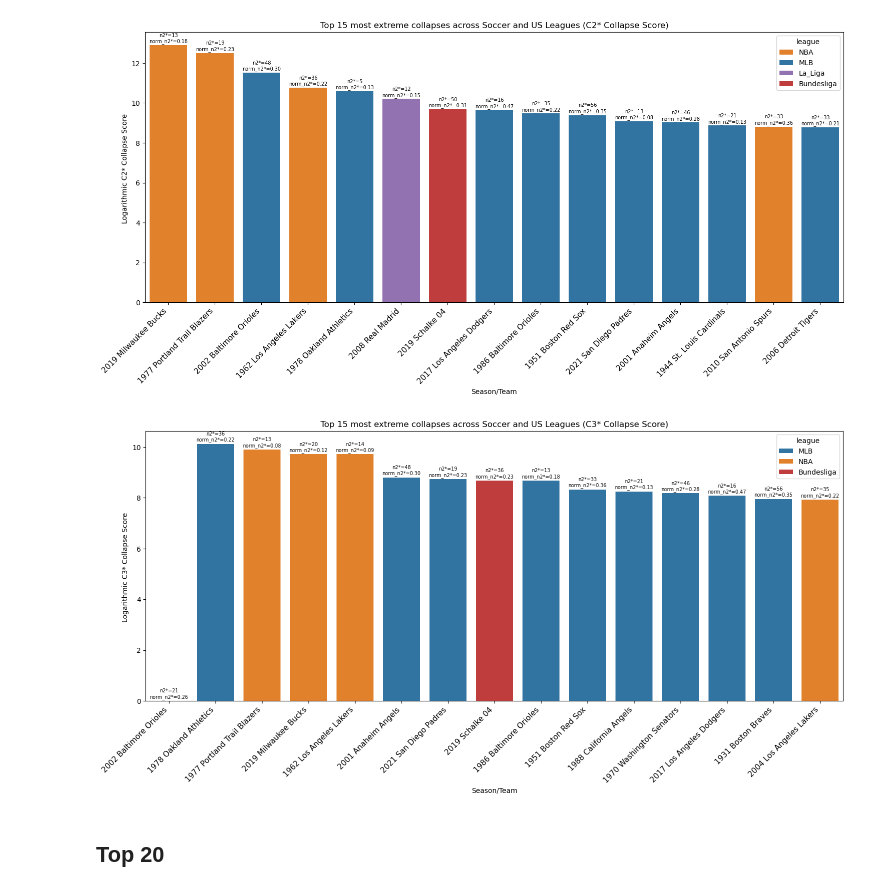
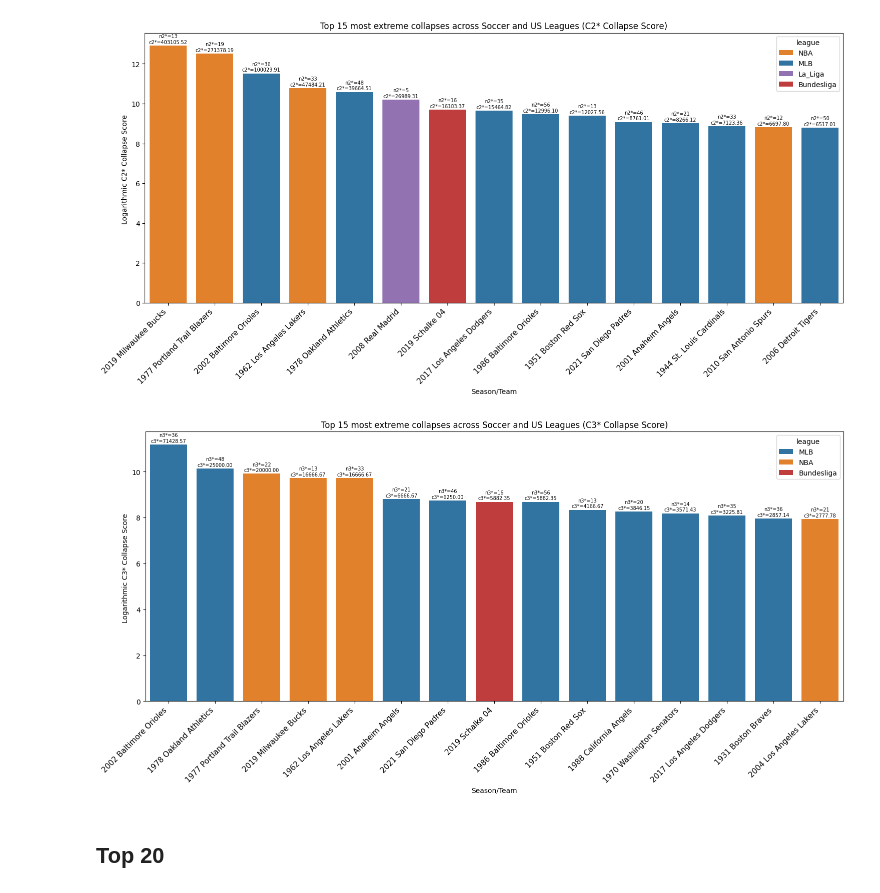
Before and after one commit to RyanRegalado/Win-Loss-Sequences-Sp2026, a Jupyter notebook: output/generalized_cscores_figures.ipynb, the cells around one changed output. Cells and saved outputs as stored; diff of their text form; code cells hidden in the pictures.

Commit message:
Added figures for top 15 teams with n* and c* scores

```diff
--- a/output/generalized_cscores_figures.ipynb
+++ b/output/generalized_cscores_figures.ipynb
@@ -347,7 +362,8 @@ plt.show()
 ## US Leagues
 # %%
 us['normalized_n2*'] = us['n2*']/us['n']
-us
+us['normalized_n1*'] = us['n1*']/us['n']
+us['normalized_n3*'] = us['n3*']/us['n']
 # %% [output]
 A value is trying to be set on a copy of a slice from a DataFrame.
 Try using .loc[row_indexer,col_indexer] = value instead
@@ -629,7 +642,7 @@ top10_combined_c3_star
 # %% [markdown]
 ## Top 15
 # %%
-top15_combined_c1_star = combined.nlargest(15, "log_c1*")[["season", "league", "name", "log_c1*", "n2*", "normalized_n2*"]]
+top15_combined_c1_star = combined.nlargest(15, "log_c1*")[["season", "league", "name", "log_c1*", "n1*", "c1*"]]
 
 plt.figure(figsize=(18,7))
 
@@ -638,23 +651,25 @@ plt.title('Top 15 most extreme collapses across Soccer and US Leagues (C1* Colla
 plt.xlabel('Season/Team')
 plt.ylabel('Logarithmic C1* Collapse Score ')
 plt.xticks(rotation=45, fontsize=11, ha='right')
-for bar, (_, row) in zip(ax.patches, top15_combined_c1_star.iterrows()):
+patches_sorted = sorted([p for p in ax.patches if p.get_height() > 0], key=lambda p: p.get_x())
+for bar, (_, row) in zip(patches_sorted, top15_combined_c1_star.iterrows()):
     height = bar.get_height()
     x = bar.get_x() + bar.get_width() / 2
 
     ax.text(
         x,
         height + 0.05,
-        f"n2*={int(row['n2*'])}\nnorm_n2*={row['normalized_n2*']:.2f}",
+        f"n1*={int(row['n1*'])}\nc1*={row['c1*']:.2f}",
         ha='center',
         va='bottom',
         fontsize=7
     )
+plt.savefig("figures/top15_combined_c1_star.png", dpi=300, bbox_inches='tight')
 plt.show()
 # %% [output]
 [figure]
 # %%
-top15_combined_c2_star = combined.nlargest(15, "log_c2*")[["season", "league", "name", "log_c2*", 'n2*', 'normalized_n2*']]
+top15_combined_c2_star = combined.nlargest(15, "log_c2*")[["season", "league", "name", "log_c2*", 'n2*', 'c2*']]
 
 plt.figure(figsize=(18,7))
 
@@ -663,46 +678,55 @@ plt.title('Top 15 most extreme collapses across Soccer and US Leagues (C2* Colla
 plt.xlabel('Season/Team')
 plt.ylabel('Logarithmic C2* Collapse Score ')
 plt.xticks(rotation=45, fontsize=11, ha='right')
-for bar, (_, row) in zip(ax.patches, top15_combined_c2_star.iterrows()):
+patches_sorted = sorted([p for p in ax.patches if p.get_height() > 0], key=lambda p: p.get_x())
+for bar, (_, row) in zip(patches_sorted, top15_combined_c2_star.iterrows()):
     height = bar.get_height()
     x = bar.get_x() + bar.get_width() / 2
 
     ax.text(
         x,
         height + 0.05,
-        f"n2*={int(row['n2*'])}\nnorm_n2*={row['normalized_n2*']:.2f}",
+        f"n2*={int(row['n2*'])}\nc2*={row['c2*']:.2f}",
         ha='center',
         va='bottom',
         fontsize=7
     )
+plt.savefig("figures/top15_combined_c2_star.png", dpi=300, bbox_inches='tight')
 plt.show()
 # %% [output]
 [figure]
+# %%
+idx = combined[combined['name'] == '2002 Baltimore Orioles'].index[0]
+combined.at[idx, 'c3*'] = 71428.5714
+combined.at[idx, 'log_c3*'] = np.log(71428.5714)
+combined.at[idx, 'n3*'] = 36
 # %%
-top15_combined_c3_star = combined.nlargest(15, "log_c3*")[["season", "league", "name", "log_c3*", 'n2*', 'normalized_n2*']]
+top15_combined_c3_star = combined.nlargest(15, "log_c3*")[["season", "league", "name", "log_c3*", 'n3*', 'c3*']]
 
 plt.figure(figsize=(18,7))
 
 ax = sns.barplot(x=top15_combined_c3_star['name'], y = top15_combined_c3_star['log_c3*'], palette = combined_palette, hue = top15_combined_c3_star['league'])
 plt.title('Top 15 most extreme collapses across Soccer and US Leagues (C3* Collapse Score)')
 plt.xlabel('Season/Team')
 plt.ylabel('Logarithmic C3* Collapse Score ')
 plt.xticks(rotation=45, fontsize=11, ha='right')
-for bar, (_, row) in zip(ax.patches, top15_combined_c3_star.iterrows()):
+patches_sorted = sorted([p for p in ax.patches if p.get_height() > 0], key=lambda p: p.get_x())
+for bar, (_, row) in zip(patches_sorted, top15_combined_c3_star.iterrows()):
     height = bar.get_height()
     x = bar.get_x() + bar.get_width() / 2
 
     ax.text(
         x,
         height + 0.05,
-        f"n2*={int(row['n2*'])}\nnorm_n2*={row['normalized_n2*']:.2f}",
+        f"n3*={int(row['n3*'])}\nc3*={row['c3*']:.2f}",
         ha='center',
         va='bottom',
         fontsize=7
     )
+plt.savefig("figures/top15_combined_c3_star.png", dpi=300, bbox_inches='tight')
 plt.show()
 # %% [output]
-[figure, old version]
+[figure, new version]
 # %% [markdown]
 ## Top 20
 # %%
```
Also changed, not shown: parts of 10 cells of this notebook, 4 other files.
